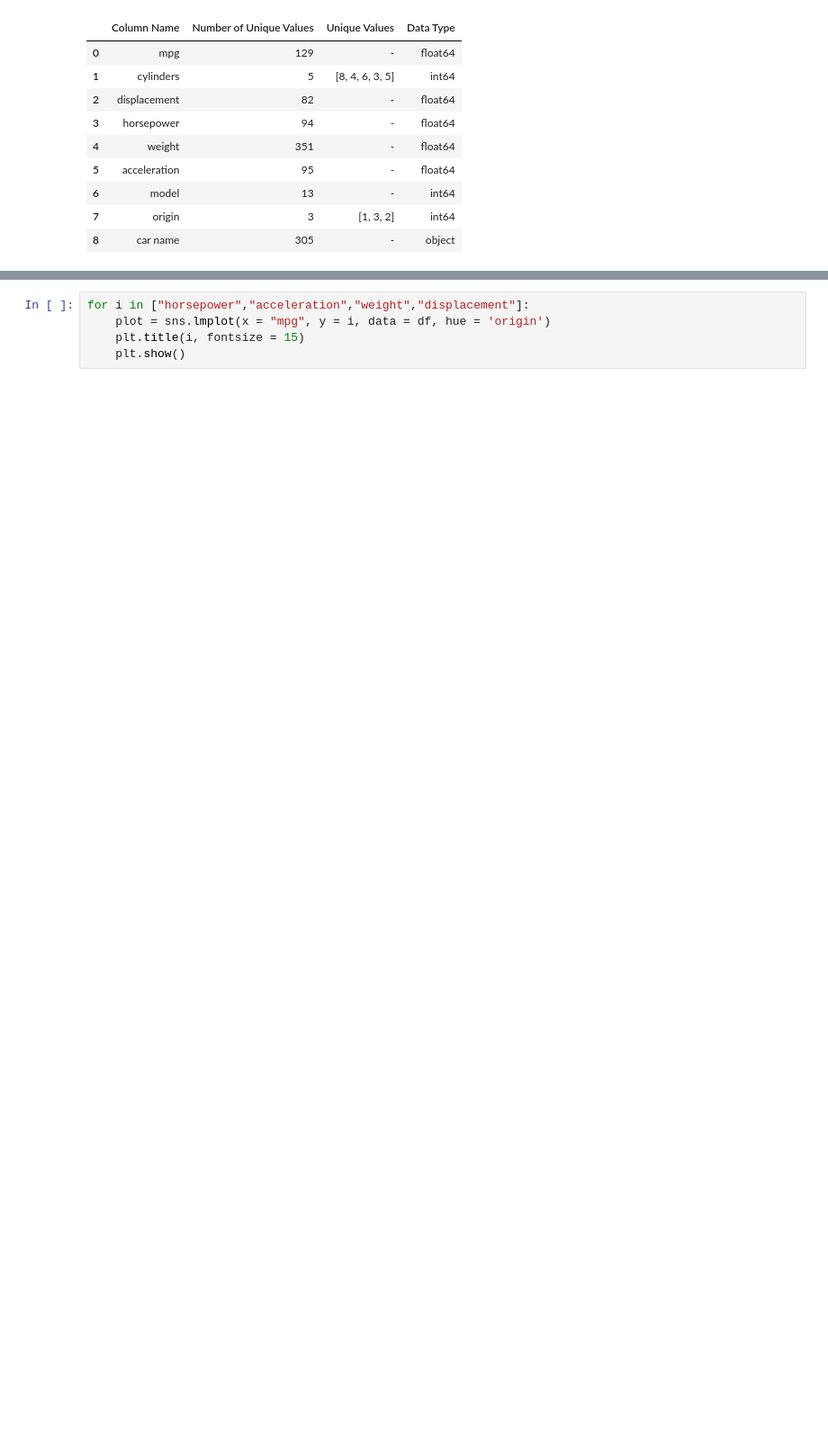
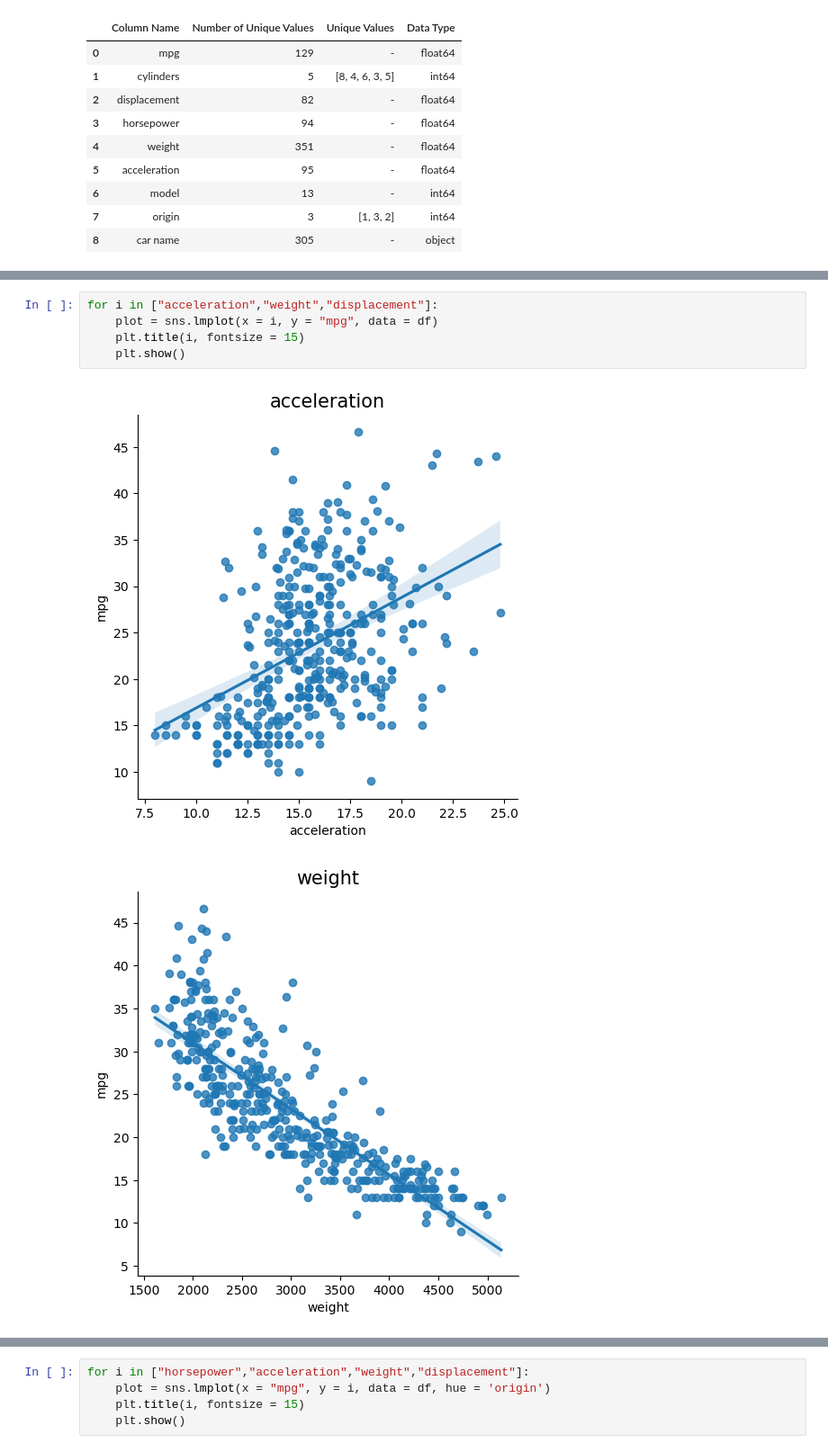
Before and after one commit to yonkeenn/LinearRegression, a Jupyter notebook: LinearRegression.ipynb, the cells around one changed output, grey strips where cells are left out. Shown at 90% size. Drawn from its saved outputs; the diff is of its cells as text; blank space fills up the shorter version.

```diff
--- a/LinearRegression.ipynb
+++ b/LinearRegression.ipynb
@@ -232,0 +232,8 @@ df.describe().T
+# %%
+for i in ["acceleration","weight","displacement"]:
+    plot = sns.lmplot(x = i, y = "mpg", data = df)
+    plt.title(i, fontsize = 15)
+    plt.show()
+# %% [output]
+[figure, added]
+[figure, added]
```
Also changed, not shown: parts of 12 cells of this notebook.
